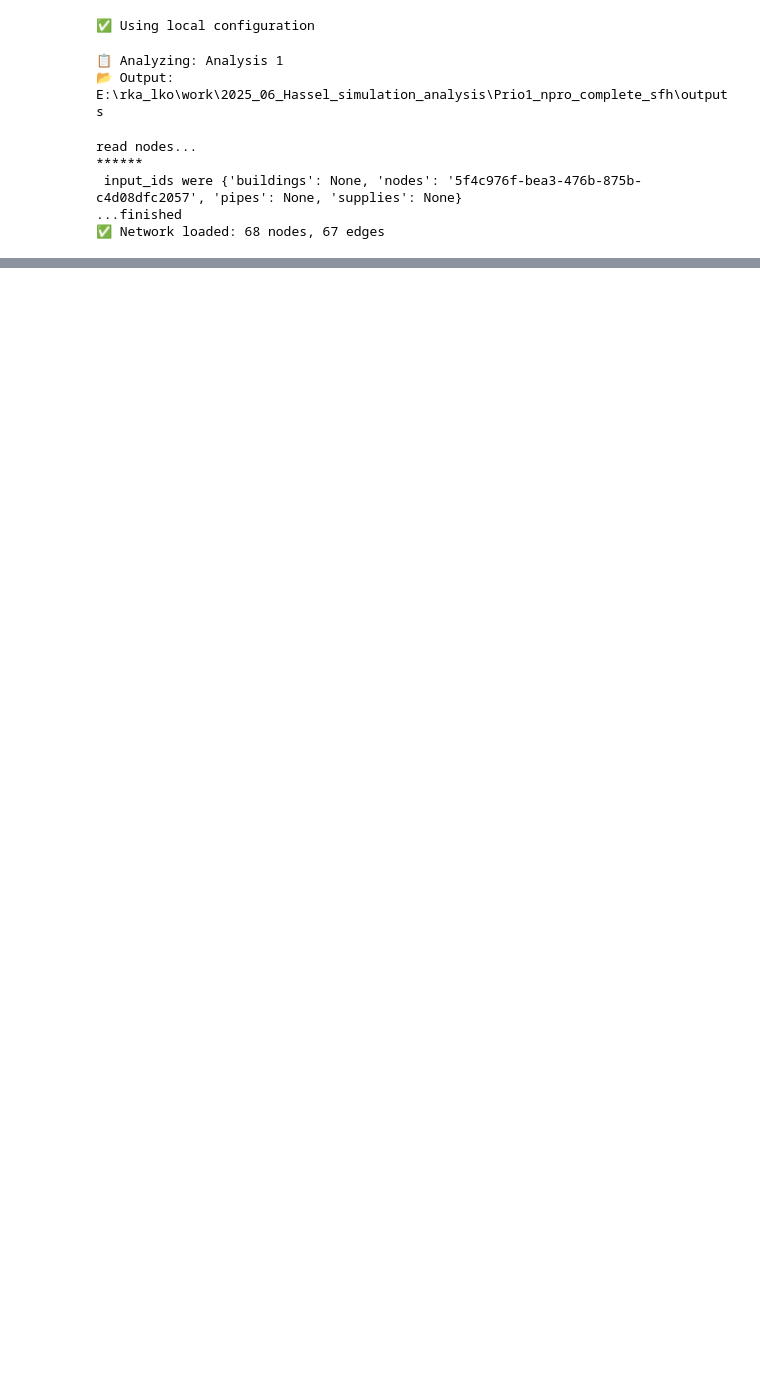
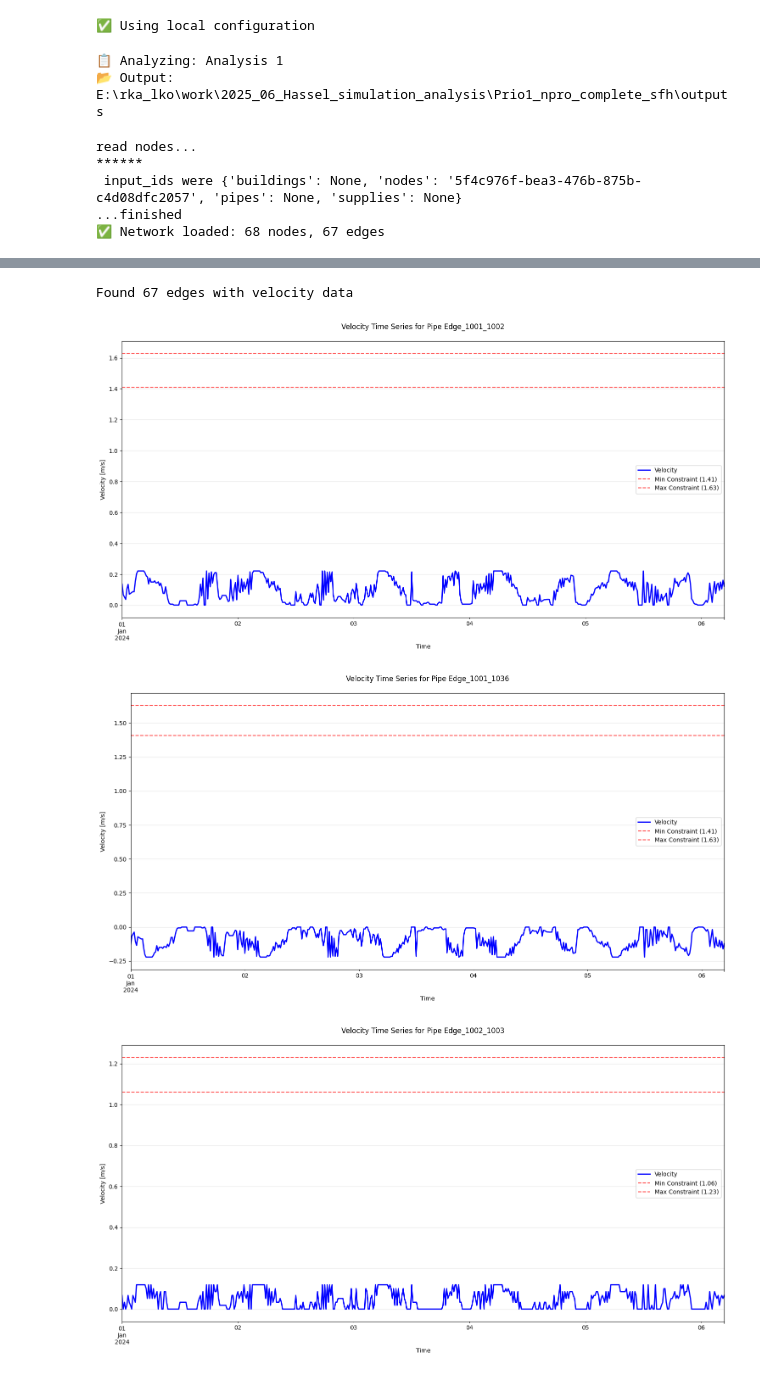
Before and after one commit to pfannkuch3n/DHN-performance-toolkit, a Jupyter notebook: analysis.ipynb, the cells around one changed output, grey strips where cells are left out. Drawn from its saved outputs; the diff is of its cells as text; code cells hidden in the pictures; blank space fills up the shorter version.

```diff
--- a/analysis.ipynb
+++ b/analysis.ipynb
@@ -123,0 +302,38 @@ Processing: E:\rka_lko\work\2025_06_Hassel_simulation_analysis\Prio1_npro_comple
+# %%
+
+
+# Get list of edges with velocity data
+edges_with_velocity = []
+for edge in analyzed_graph.edges:
+    if 'velocity' in analyzed_graph.edges[edge]:
+        edges_with_velocity.append(edge)
+
+print(f"Found {len(edges_with_velocity)} edges with velocity data")
+
+# Plot time series for first few pipes (or specific ones)
+num_pipes_to_plot = min(3, len(edges_with_velocity))  # Plot max 3 pipes
+
+for i, edge in enumerate(edges_with_velocity[:num_pipes_to_plot]):
+    edge_data = analyzed_graph.edges[edge]
+
+    # Prepare pipe data dictionary for the plotting function
+    pipe_data = {
+        'velocity': edge_data['velocity'],
+        'name': f"Edge_{edge[0]}_{edge[1]}",  # Edge name
+        'constraints': edge_data.get('constraints', {}),
+    }
+
+
+    save_path = os.path.join(scenario["output_dir"], f"velocity_constraint_time_series_{i+1}.png")
+
+    velocity.plot_velocity_time_series(
+        pipe_data=pipe_data,
+        key="velocity",
+        num_points=500,  # Adjust for performance (35041 to plot whole year)
+        save_path=save_path
+    )
+# %% [output]
+Found 67 edges with velocity data
+[figure, added]
+[figure, added]
+[figure, added]
```
Also changed, not shown: parts of 14 cells of this notebook, 1 other file.
